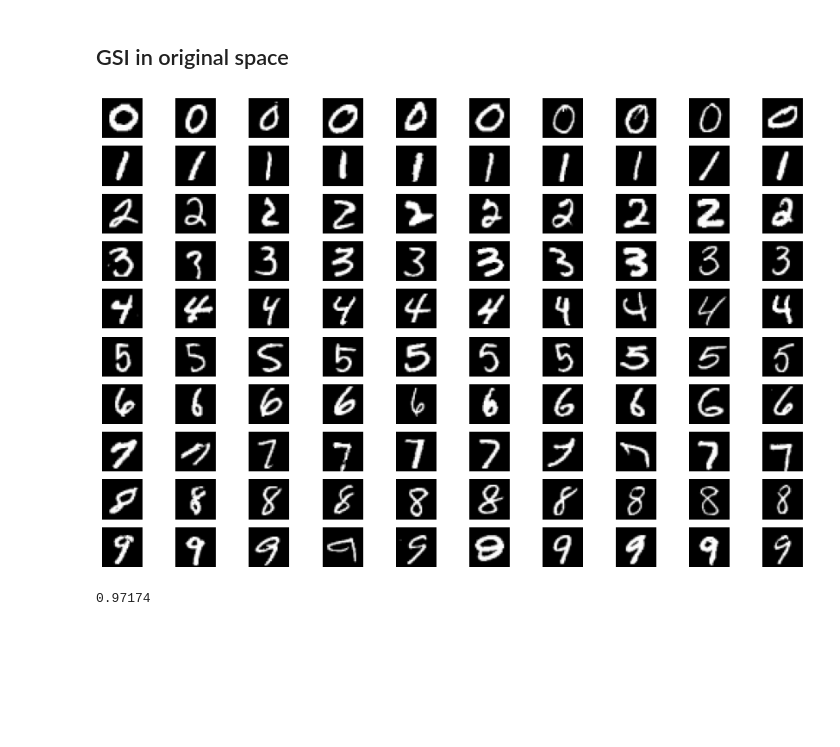
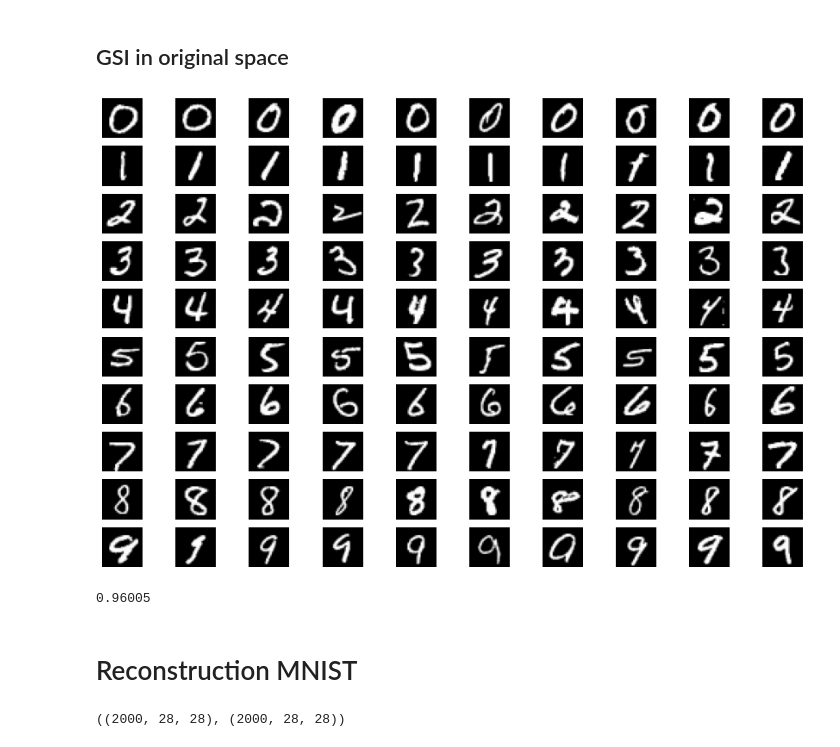
Before and after one commit to JunkyByte/ACDT, a Jupyter notebook: src/visual_saved.ipynb, the cells around one changed output. Saved outputs shown, nothing was run; the diff lists cells and outputs as text; code cells hidden in the pictures; blank space fills up the shorter version.

Commit message:
general clean up wip mnist

```diff
--- a/src/visual_saved.ipynb
+++ b/src/visual_saved.ipynb
@@ -170,16 +170,16 @@ images.shape, labels.shape
 ## GSI in original space
 # %%
 # Create balanced subset
-s = 5000
+s = 2000
 X = np.zeros((s * 10, 784))
 Y = np.zeros((s * 10))
 for i in range(10):
     v = images[labels == i]
     X[s * i:s * (i + 1)] = v[np.random.choice(v.shape[0], size=s, replace=False)]
     Y[s * i:s * (i + 1)] = i
 fig, axs = plt.subplots(ncols=10, nrows=10)
 for ith, ax in enumerate(axs.flat):
     ax.imshow(X[s * (ith // 10) + ith % 10].reshape((28, 28)), cmap='gray')
     ax.axis('off')
 # %% [output]
-[figure, old version]
+[figure, new version]
@@ -188,7 +186,31 @@ knn = NearestNeighbors(n_neighbors=2, metric='euclidean').fit(X)
 # %%
 # Compute GSI
+knn = NearestNeighbors(n_neighbors=2, metric='euclidean').fit(X)
 n_idx = knn.kneighbors(X, return_distance=False)[:, 1:].squeeze(1)
 GSI = np.sum(Y == Y[n_idx]) / X.shape[0]
 GSI
 # %% [output]
-0.97174
+0.96005
+# %% [markdown]
+# Reconstruction MNIST
+# %%
+k = 15 # Number of clusters in checkpoint to use for reconstruction
+proj = []
+samples = []
+
+C = x[k]['C']
+for Ci in C:
+    F = Ci.F
+    P = np.dot(F, F.T)
+    samp = np.array(Ci.X).T
+    mean_pos = np.mean(samp, axis=1, keepdims=True)
+    s = samp - mean_pos
+
+    samples.extend(samp.T)
+    proj.extend((np.dot(P, s) + mean_pos).T)
+
+proj = np.concatenate(proj, axis=0).reshape((-1, 28, 28))
+samples = np.concatenate(samples, axis=0).reshape((-1, 28, 28))
+proj.shape, samples.shape
+# %% [output]
+((2000, 28, 28), (2000, 28, 28))
```
Also changed, not shown: parts of 3 cells of this notebook, 5 other files.
